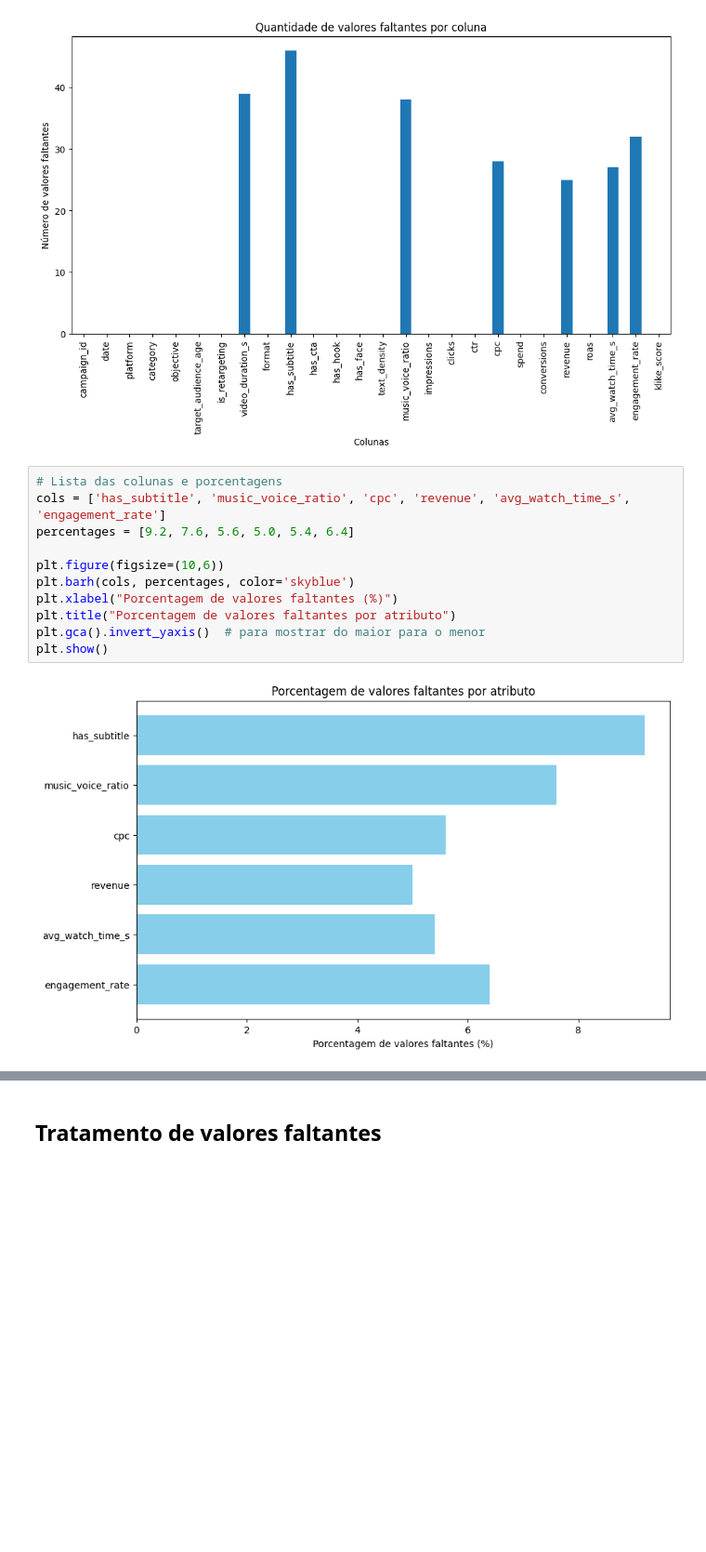
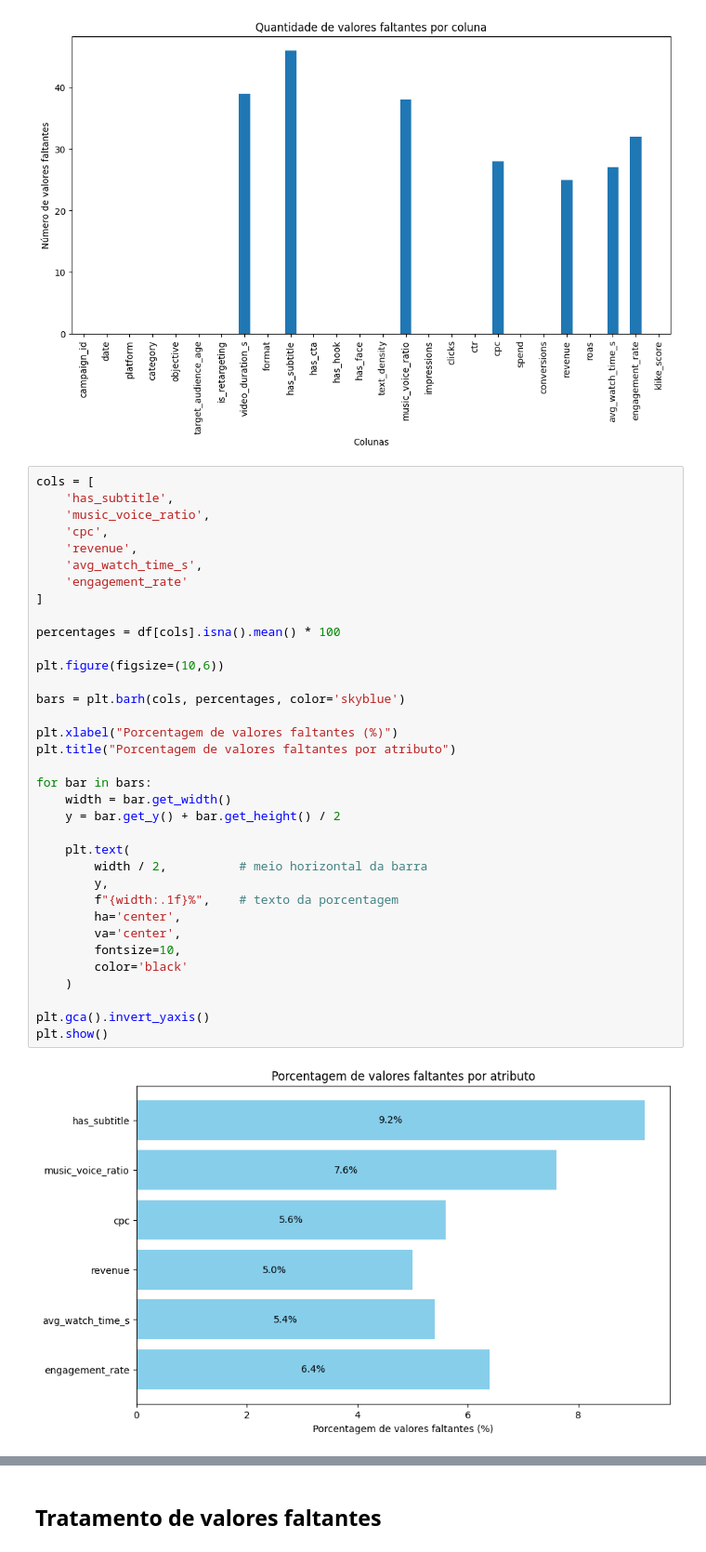
Before and after one commit to MathyLima/video-ad-scorer, a Jupyter notebook: 01_eda.ipynb, the cells around one changed output, grey strips where cells are left out. Shown at 93% size. Cells and saved outputs as stored; diff of their text form; blank space fills up the shorter version.

```diff
--- a/01_eda.ipynb
+++ b/01_eda.ipynb
@@ -52,15 +69,39 @@ plt.show()
 # %% [output]
 [figure]
 # %%
-# Lista das colunas e porcentagens
-cols = ['has_subtitle', 'music_voice_ratio', 'cpc', 'revenue', 'avg_watch_time_s', 'engagement_rate']
-percentages = [9.2, 7.6, 5.6, 5.0, 5.4, 6.4]
+cols = [
+    'has_subtitle',
+    'music_voice_ratio',
+    'cpc',
+    'revenue',
+    'avg_watch_time_s',
+    'engagement_rate'
+]
+
+percentages = df[cols].isna().mean() * 100
 
 plt.figure(figsize=(10,6))
-plt.barh(cols, percentages, color='skyblue')
+
+bars = plt.barh(cols, percentages, color='skyblue')
+
 plt.xlabel("Porcentagem de valores faltantes (%)")
 plt.title("Porcentagem de valores faltantes por atributo")
-plt.gca().invert_yaxis()  # para mostrar do maior para o menor
+
+for bar in bars:
+    width = bar.get_width()
+    y = bar.get_y() + bar.get_height() / 2
+
+    plt.text(
+        width / 2,          # meio horizontal da barra
+        y,
+        f"{width:.1f}%",    # texto da porcentagem
+        ha='center',
+        va='center',
+        fontsize=10,
+        color='black'
+    )
+
+plt.gca().invert_yaxis()
 plt.show()
 # %% [output]
-[figure, old version]
+[figure, new version]
```
Also changed, not shown: parts of 30 cells of this notebook, 12 other files.
